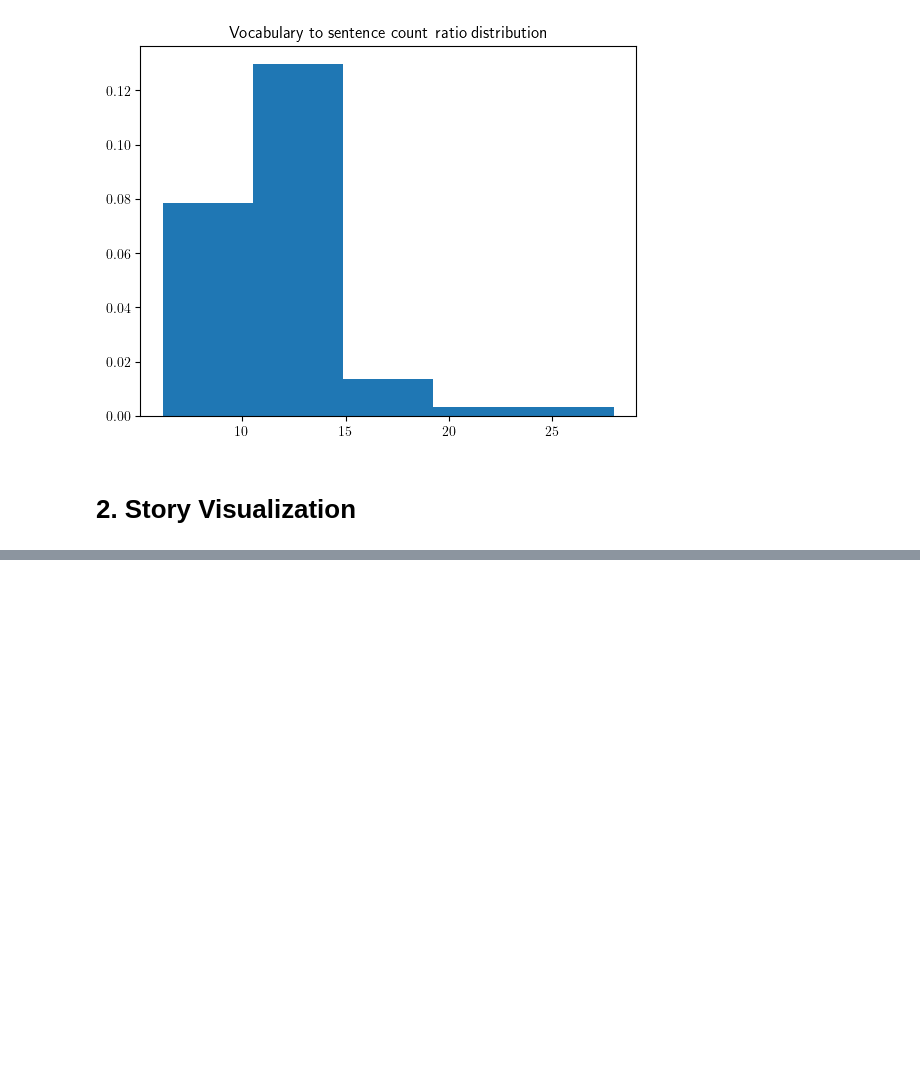
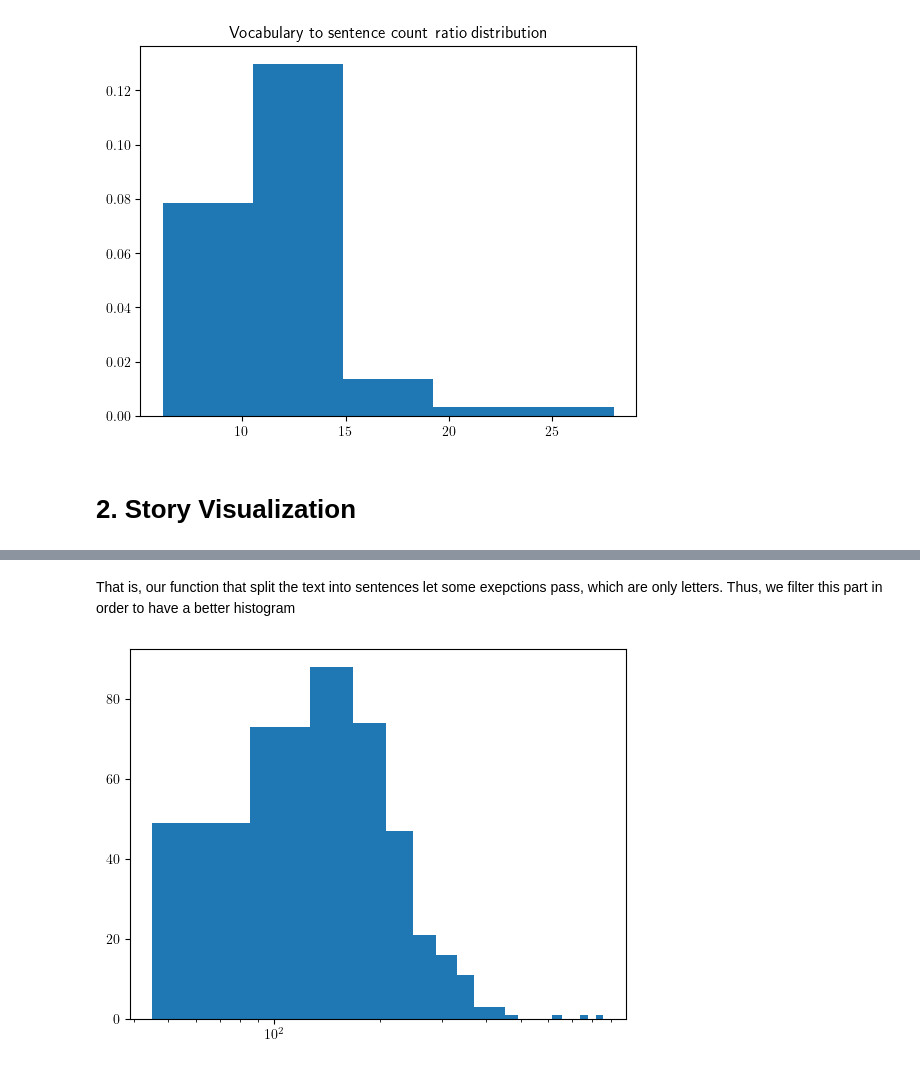
Before and after one commit to LFD103108/lovecraft, a Jupyter notebook: notebooks/03_textual_visualization.ipynb, the cells around one changed output, grey strips where cells are left out. Drawn from its saved outputs; the diff is of its cells as text; code cells hidden in the pictures; blank space fills up the shorter version.

```diff
--- a/notebooks/03_textual_visualization.ipynb
+++ b/notebooks/03_textual_visualization.ipynb
@@ -108,0 +135,11 @@ Text(0.5, 1.0, 'Vocabulary to sentence count ratio distribution')
+# %% [markdown]
+That is, our function that split the text into sentences let some exepctions pass, which are only letters. Thus, we filter this part in order to have a better histogram
+# %%
+cthulhu_lens = [len(phrase) for phrase in biblio.sentences['cthulhu']]
+#Filter out lengths <= 43
+cthulhu_lens_filtered = [length for length in cthulhu_lens if length > 43]
+
+plt.hist(cthulhu_lens_filtered, bins=20)
+plt.xscale('log')
+# %% [output]
+[figure, added]
```
Also changed, not shown: parts of 7 cells of this notebook, 4 other files.
